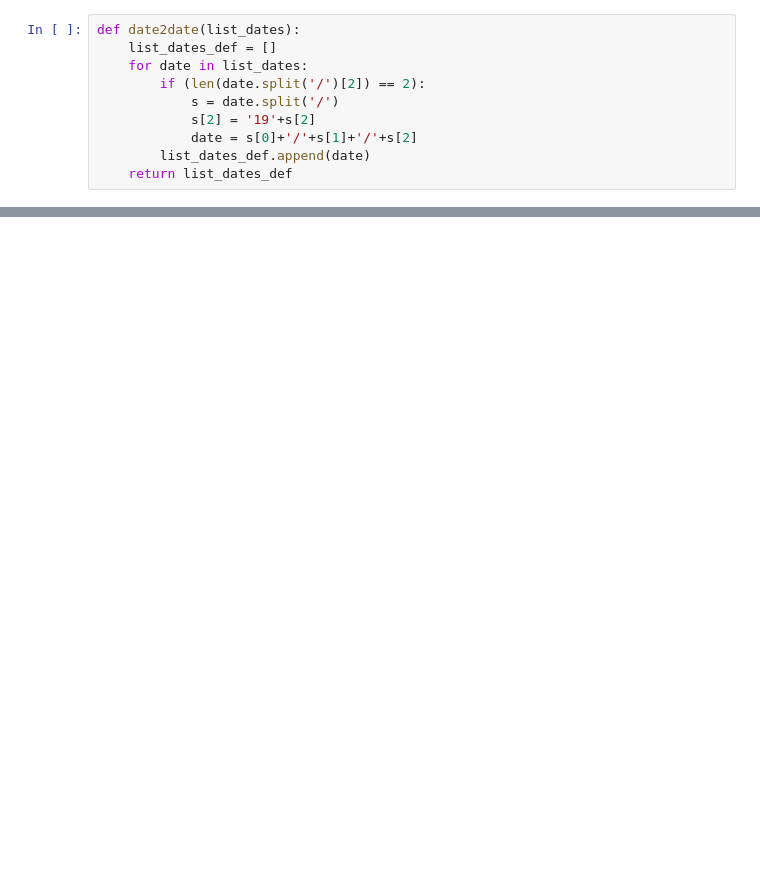
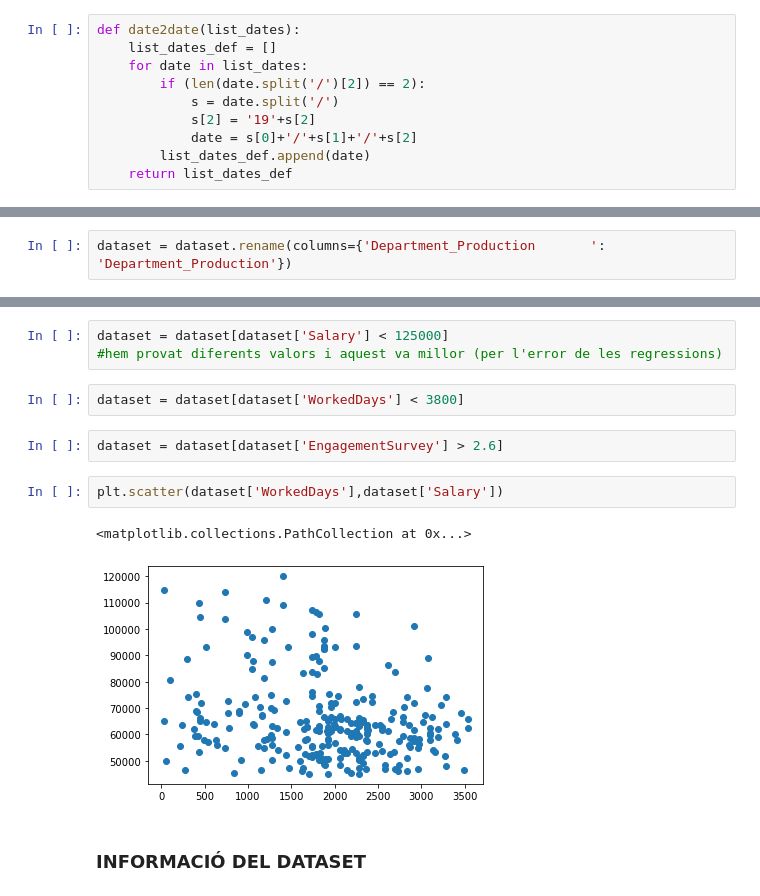
Before and after one commit to AlexCorreaO/Prac_1_regressio_AC, a Jupyter notebook: prac_1_note.ipynb, the cells around one changed output, grey strips where cells are left out. Saved outputs shown, nothing was run; the diff lists cells and outputs as text; blank space fills up the shorter version.

```diff
--- a/prac_1_note.ipynb
+++ b/prac_1_note.ipynb
@@ -225,0 +88,2 @@ KeyError: 'EmpID'
+# %%
+dataset = dataset.rename(columns={'Department_Production       ': 'Department_Production'})
@@ -225,0 +112,14 @@ KeyError: 'EmpID'
+# %%
+dataset = dataset[dataset['Salary'] < 125000]
+#hem provat diferents valors i aquest va millor (per l'error de les regressions)
+# %%
+dataset = dataset[dataset['WorkedDays'] < 3800]
+# %%
+dataset = dataset[dataset['EngagementSurvey'] > 2.6]
+# %%
+plt.scatter(dataset['WorkedDays'],dataset['Salary'])
+# %% [output]
+<matplotlib.collections.PathCollection at 0x...>
+[figure, added]
+# %% [markdown]
+### INFORMACIÓ DEL DATASET
```
Also changed, not shown: parts of 64 cells of this notebook.
